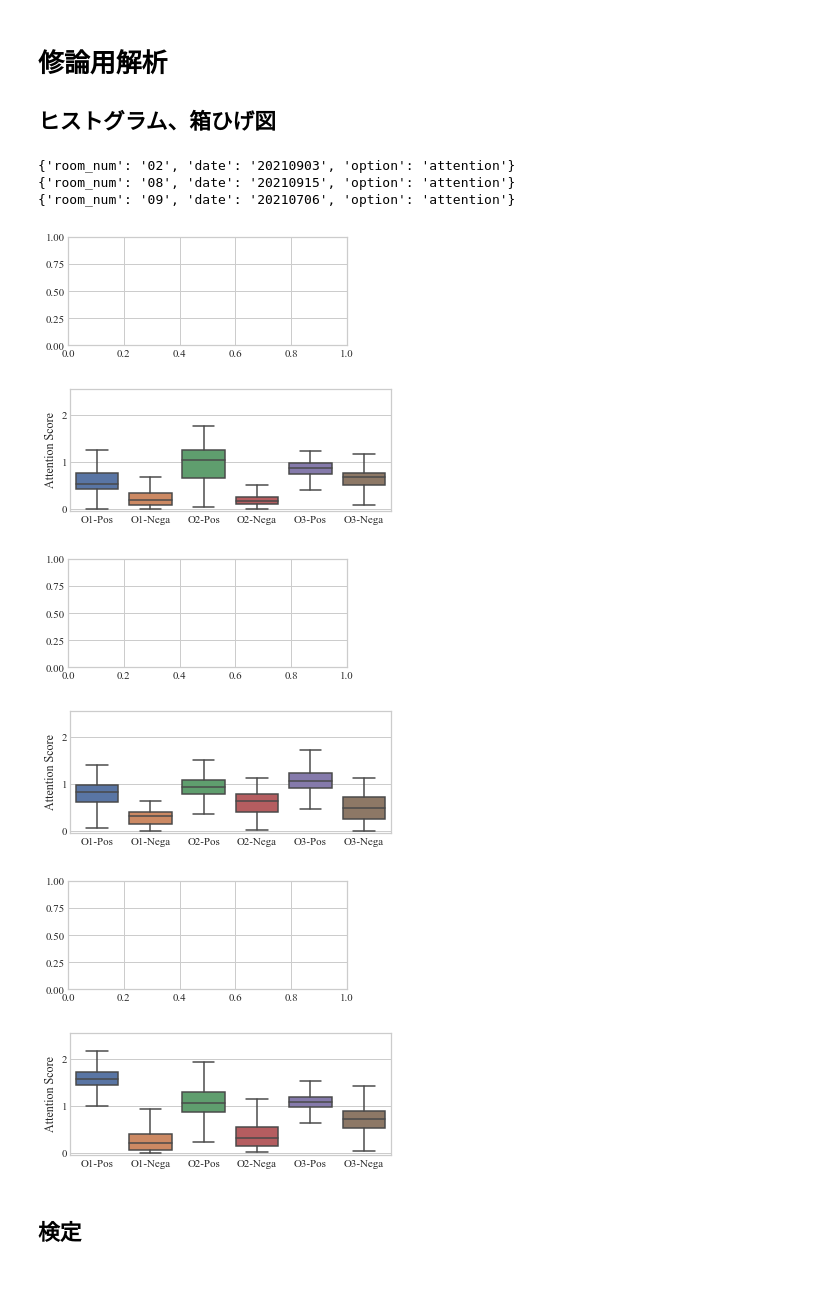
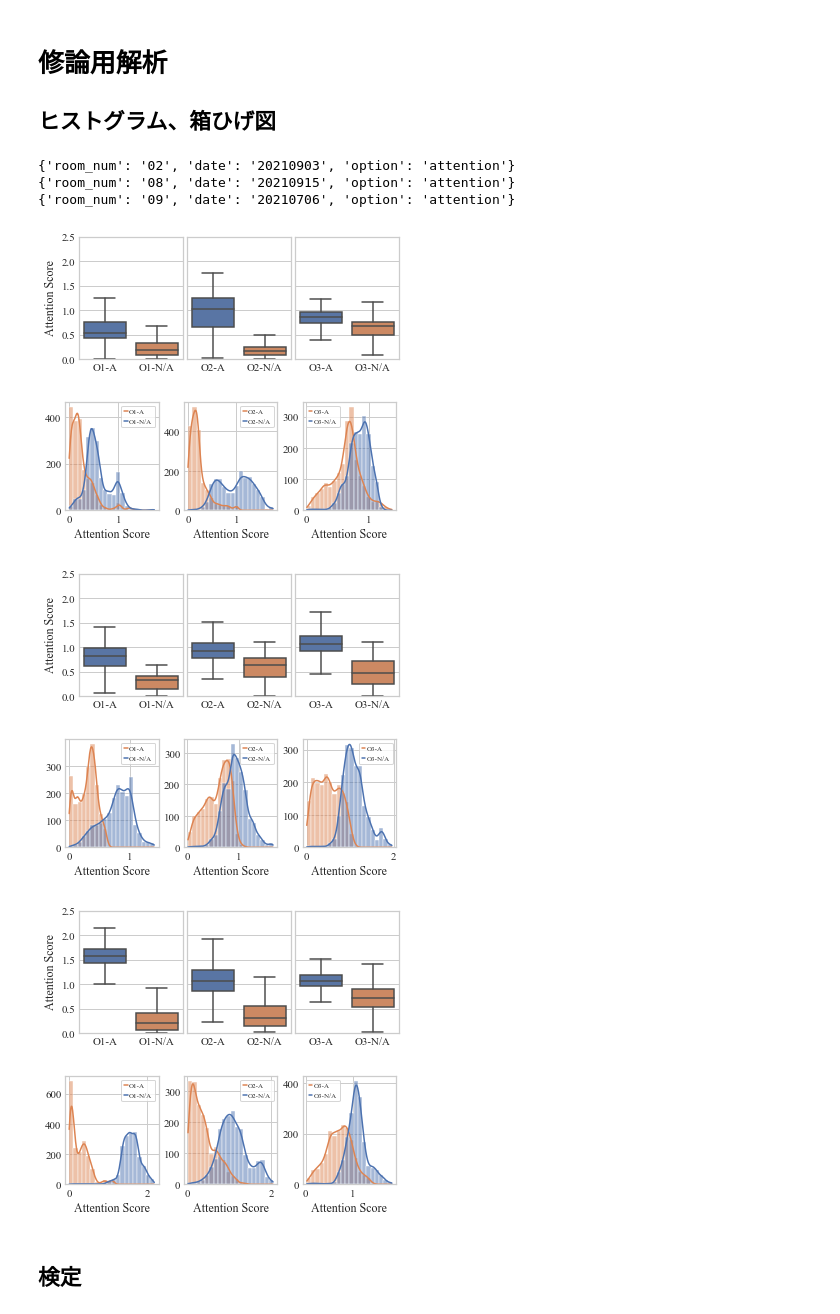
Before and after one commit to kojikojiprg/ova4gar, a Jupyter notebook: notebooks/group_activity/attention/plot.ipynb, the cells around one changed output. Drawn from its saved outputs; the diff is of its cells as text; code cells hidden in the pictures; blank space fills up the shorter version.

Commit message:
modify plot and test

```diff
--- a/notebooks/group_activity/attention/plot.ipynb
+++ b/notebooks/group_activity/attention/plot.ipynb
@@ -293,20 +293,3 @@ Writing video frames...
 # %% [markdown]
 # 修論用解析
 ## ヒストグラム、箱ひげ図
-# %%
-sns.set()
-sns.set_style('whitegrid')
-
-def hist(df, ax, path=None):
-    ax.hist(df, bins=20, range=(0, 2.5), label=df.columns)
-    ax.set_ylabel('Attention Score')
-    ax.legend()
-    return ax
-
-def boxplot(df, ax, path=None):
-    sns.boxplot(x='variable', y='value', data=df, showfliers=False, ax=ax)
-    # sns.stripplot(x='variable', y='value', data=df, jitter=True, color='black', alpha=0.1, ax=ax)
-    ax.set_ylabel('Attention Score')
-    ax.set_xlabel('')
-    ax.set_ylim((-0.05, 2.55))
-    return ax
@@ -313,54 +339,50 @@ def boxplot(df, ax, path=None):
 # %%
+sns.set()
+sns.set_style('whitegrid')
 plt.rcParams['font.family'] = 'Times New Roman'
 plt.rcParams["font.size"] = 24
 plt.rcParams['xtick.direction'] = 'in'  # x axis in
 plt.rcParams['ytick.direction'] = 'in'  # y axis in
 
 for setting in data_settings:
     print(setting)
     room_num = setting['room_num']
     date = setting['date']
     opt = setting['option']
 
-    data_dict = {}
+    df_lst = []
+    labels_lst = []
     for i in range(3):
+        data_dict = {}
         key1 = f"{room_num}_{date}_{i + 1:02d}_{1}"
         key2 = f"{room_num}_{date}_04_{i + 1}"
         data1 = list(likelihood_dict[key1].values())
         data2 = list(likelihood_dict[key2].values())
 
-        label1 = f'O{i % 3 + 1}-Pos'
-        label2 = f'O{i % 3 + 1}-Nega'
+        label1 = f'O{i % 3 + 1}-A'
+        label2 = f'O{i % 3 + 1}-N/A'
+        labels = [label1, label2]
+        labels_lst.append(labels)
+
         data_dict[label1] = data1
         data_dict[label2] = data2
 
-    df = pd.DataFrame.from_dict(data_dict)
-    df = pd.melt(df)
+        df = pd.DataFrame.from_dict(data_dict)
+        df = pd.melt(df)
+        df_lst.append(df)
 
-    fig1 = plt.figure(figsize=(5, 2))
-    fig2 = plt.figure(figsize=(5, 2))
-    ax1 = fig1.add_subplot(1, 1, 1)
-    ax2 = fig2.add_subplot(1, 1, 1)
-
-    # hist(df, ax1)
-    boxplot(df, ax2)
-
-    # hist_path = os.path.join(common.data_dir, 'image', opt, f'hist_{room_num}_{date}.pdf')
-    # fig1.subplots_adjust(left=0, right=1, bottom=0.05, top=1)
-    # fig1.savefig(hist_path)
-    box_path = os.path.join(common.data_dir, 'image', opt, f'box_{room_num}_{date}.pdf')
-    fig2.subplots_adjust(left=0.1, right=0.99, bottom=0.1, top=0.95)
-    fig2.savefig(box_path)
+    boxplot(df_lst)
+    hist(df_lst, labels_lst)
 # %% [output]
 {'room_num': '02', 'date': '20210903', 'option': 'attention'}
 {'room_num': '08', 'date': '20210915', 'option': 'attention'}
 {'room_num': '09', 'date': '20210706', 'option': 'attention'}
-[figure, old version]
+[figure, new version]
-[figure, old version]
+[figure, new version]
-[figure, old version]
+[figure, new version]
-[figure, old version]
+[figure, new version]
-[figure, old version]
+[figure, new version]
-[figure, old version]
+[figure, new version]
 # %% [markdown]
 ## 検定
 # %%
```
Also changed, not shown: parts of 3 cells of this notebook, 1 other file.
